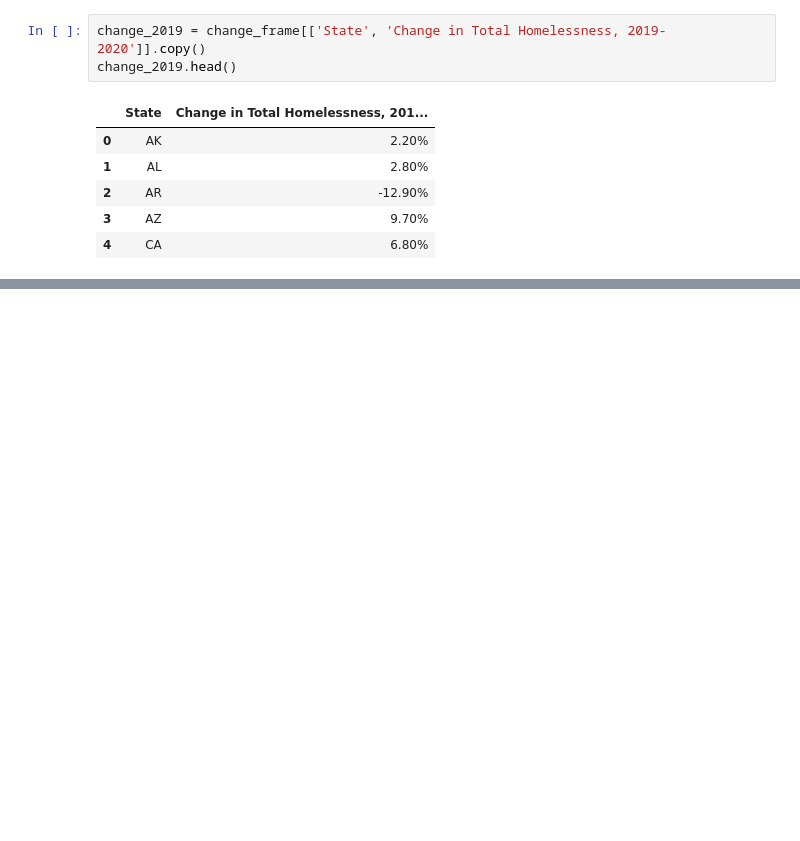
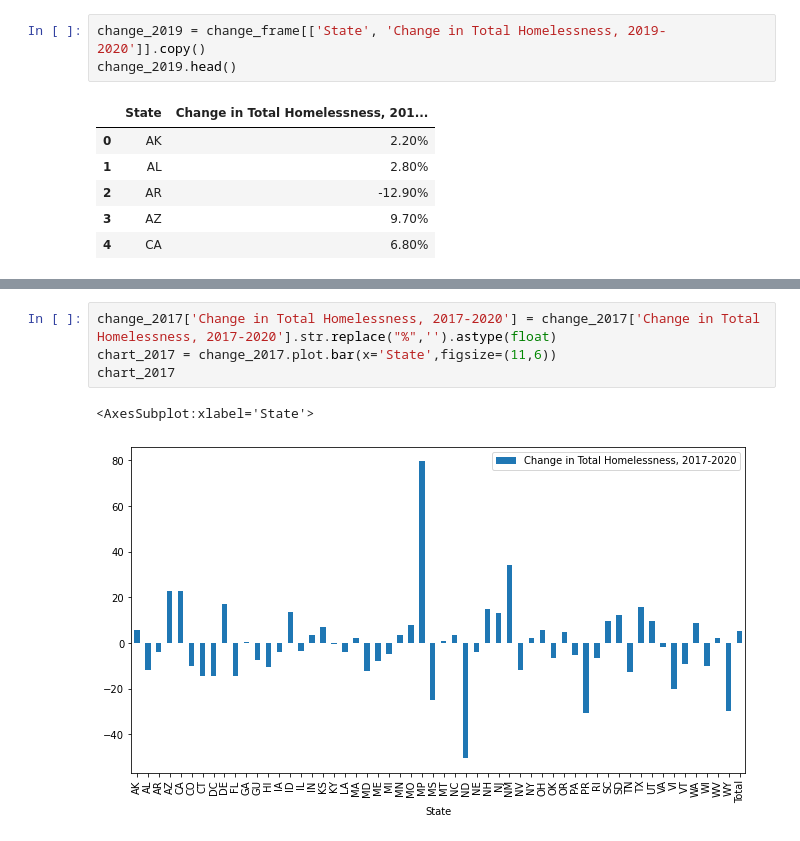
Before and after one commit to esther2897/project_one, a Jupyter notebook: Analysis.ipynb, the cells around one changed output, grey strips where cells are left out. Drawn from its saved outputs; the diff is of its cells as text; blank space fills up the shorter version.

```diff
--- a/Analysis.ipynb
+++ b/Analysis.ipynb
@@ -242,0 +257,7 @@ offline.plot(fig, auto_open=True, image = 'png', image_filename="change_in_homel
+# %%
+change_2017['Change in Total Homelessness, 2017-2020'] = change_2017['Change in Total Homelessness, 2017-2020'].str.replace("%",'').astype(float)
+chart_2017 = change_2017.plot.bar(x='State',figsize=(11,6))
+chart_2017
+# %% [output]
+<AxesSubplot:xlabel='State'>
+[figure, added]
```
Also changed, not shown: parts of 6 cells of this notebook, 3 other files.
